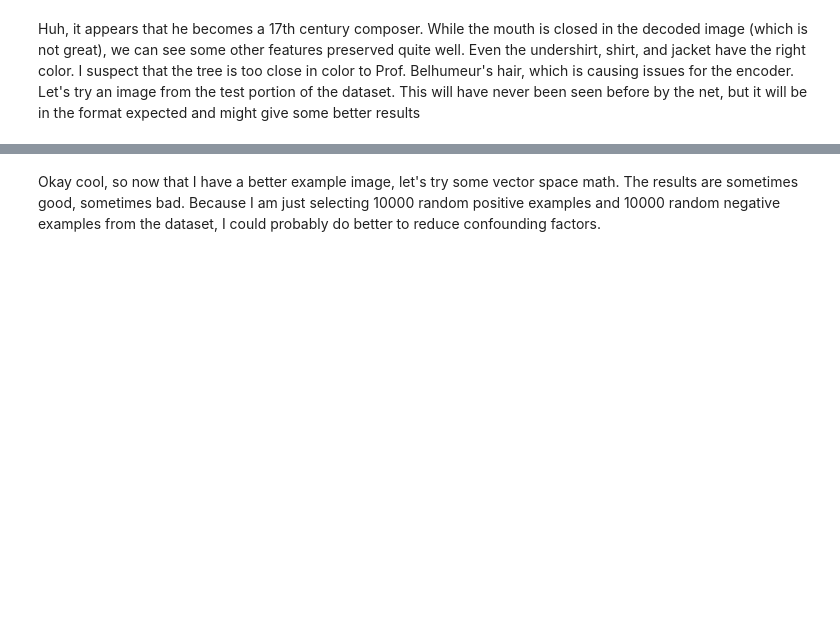
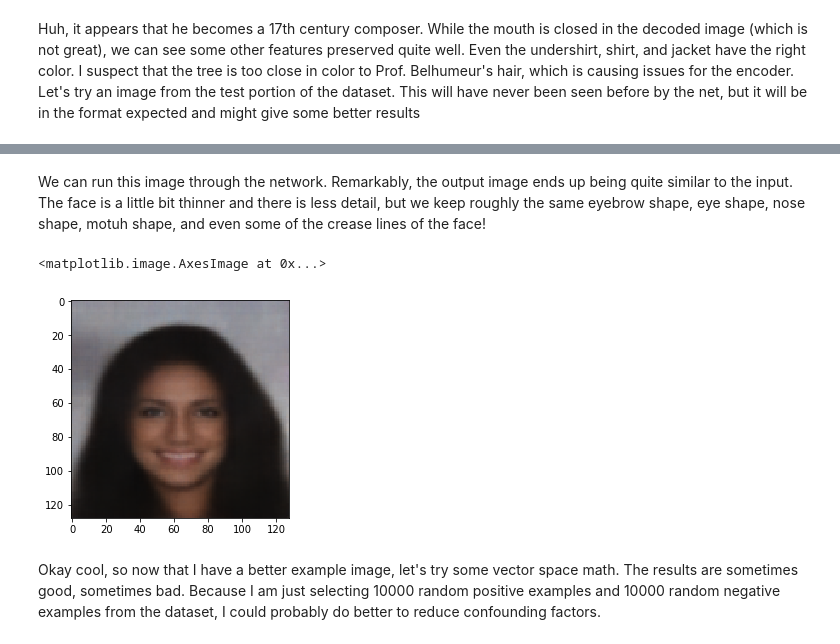
Before and after one commit to jibben/vggcvae, a Jupyter notebook: notebooks/Jibben_Final_clean.ipynb, the cells around one changed output, grey strips where cells are left out. Saved outputs shown, nothing was run; the diff lists cells and outputs as text; code cells hidden in the pictures; blank space fills up the shorter version.

```diff
--- a/notebooks/Jibben_Final_clean.ipynb
+++ b/notebooks/Jibben_Final_clean.ipynb
@@ -376,7 +374,10 @@ class AE(object):
 
         decoded = self.decoder.predict(encoded, batch_size=1, verbose=0)
 
-        return decoded.reshape(self.image_shape)
+        if self.image_shape[2] == 1:
+            return decoded.reshape((self.image_shape[0], self.image_shape[1]))
+        else:
+            return decoded.reshape(self.image_shape)
 
     # load the net from a weights_path
     def load(self, weights_path):
@@ -660,3 +697,11 @@ plt.imshow(test_img)
+# %% [markdown]
+We can run this image through the network. Remarkably, the output image ends up being quite similar to the input. The face is a little bit thinner and there is less detail, but we keep roughly the same eyebrow shape, eye shape, nose shape, motuh shape, and even some of the crease lines of the face!
+# %%
+dec_test = loaded_face_vae.run_one(test_img)
+plt.imshow(dec_test)
+# %% [output]
+<matplotlib.image.AxesImage at 0x...>
+[figure, added]
 # %% [markdown]
 Okay cool, so now that I have a better example image, let's try some vector space math. The results are sometimes good, sometimes bad. Because I am just selecting 10000 random positive examples and 10000 random negative examples from the dataset, I could probably do better to reduce confounding factors.
 # %%
```
Also changed, not shown: parts of 56 cells of this notebook.
